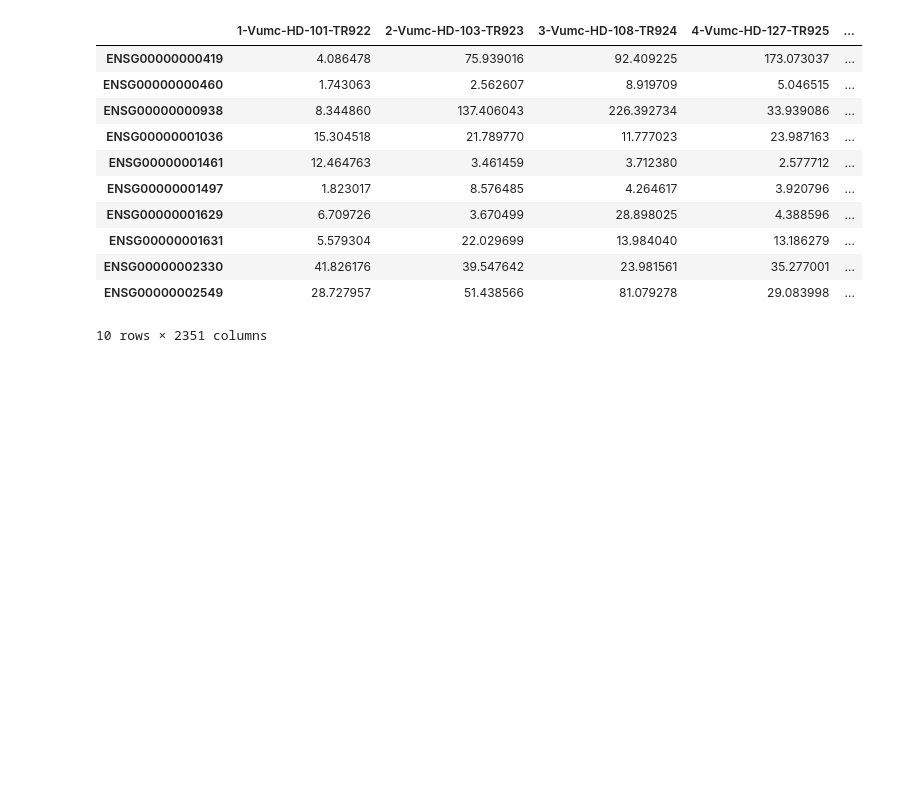
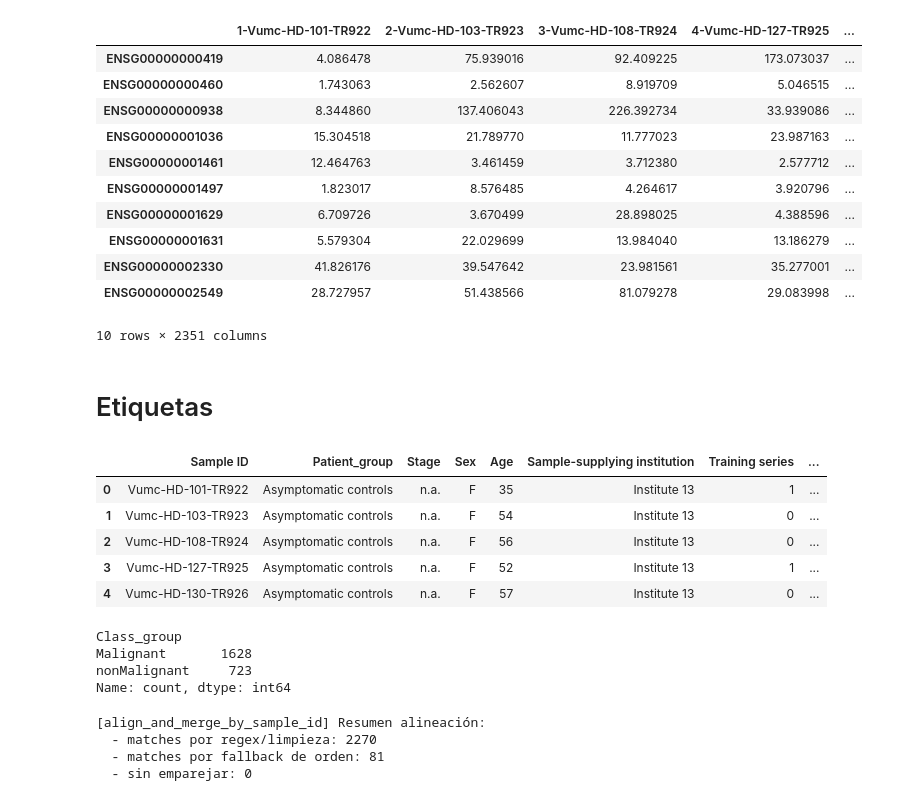
Before and after one commit to MisterMito/TFM, a Jupyter notebook: notebooks/1.0-ssic-platelet-rna-qc-and-tpm.ipynb, the cells around one changed output. Saved outputs shown, nothing was run; the diff lists cells and outputs as text; code cells hidden in the pictures; blank space fills up the shorter version.

Commit message:
Feat: Añadir datos de los pacientes a los datos genéticos

```diff
--- a/notebooks/1.0-ssic-platelet-rna-qc-and-tpm.ipynb
+++ b/notebooks/1.0-ssic-platelet-rna-qc-and-tpm.ipynb
@@ -8 +9,13 @@ from genomics_dl.utils import compute_tpm
+# %%
+# Ruta de las trascripciones de los genes, booleano true si los genes están las filas en los datos de origen
+rdata_path, genes_axis_row = Path("../data/raw/GSE183635_TEP_Count_Matrix.RData"), True
+# Longitud de las trascripciones de los genes
+gene_lengths_path = Path("../data/interim/gene_lengths_gencode_v19_grch37.csv")
+# Metadata de las transcripciones de los genes
+META_PATH = Path("../data/raw/mmc3.xlsx")
+
+if genes_axis_row:
+    gene_axis = 0
+else:
+    gene_axis = 1
 # %%
@@ -165,3 +171,5 @@ Shape TPM: (5440, 2351)
 | ENSG00000002330 | 41.826176 | 39.547642 | 23.981561 | 35.277001 | ... |
 | ENSG00000002549 | 28.727957 | 51.438566 | 81.079278 | 29.083998 | ... |
 10 rows × 2351 columns
+# %% [markdown]
+# Etiquetas
@@ -167,0 +208,54 @@ Shape TPM: (5440, 2351)
+# %%
+thromboseq_spec = MetadataSpec(
+    path=META_PATH,
+    file_type="excel",
+    sheet_name=0,
+    header=2,
+    sample_id_col="Sample ID",
+    group_col="Group",
+    stage_col="Stage",
+    sex_col="Sex",
+    age_col="Age",
+    score_cols=["classificationScoreCancer"],
+    decimal_comma_cols=["classificationScoreCancer"],
+    group_to_class_map=map_groups_diseases,
+    default_class_label=None,
+)
+
+df_meta_raw = load_metadata(thromboseq_spec)
+df_meta = add_class_labels(df_meta_raw, thromboseq_spec)
+# %%
+df_meta.head()
+# %% [output]
+|  | Sample ID | Patient_group | Stage | Sex | Age | Sample-supplying institution | Training series | ... |
+| 0 | Vumc-HD-101-TR922 | Asymptomatic controls | n.a. | F | 35 | Institute 13 | 1 | ... |
+| 1 | Vumc-HD-103-TR923 | Asymptomatic controls | n.a. | F | 54 | Institute 13 | 0 | ... |
+| 2 | Vumc-HD-108-TR924 | Asymptomatic controls | n.a. | F | 56 | Institute 13 | 0 | ... |
+| 3 | Vumc-HD-127-TR925 | Asymptomatic controls | n.a. | F | 52 | Institute 13 | 1 | ... |
+| 4 | Vumc-HD-130-TR926 | Asymptomatic controls | n.a. | F | 57 | Institute 13 | 0 | ... |
+# %%
+print(df_meta["Class_group"].value_counts())
+# %% [output]
+Class_group
+Malignant       1628
+nonMalignant     723
+Name: count, dtype: int64
+# %%
+if genes_axis_row:
+    tpm_df = tpm.T
+else:
+    tpm_df = tpm
+
+df_merged = align_and_merge_by_sample_id(
+    expr_df=tpm_df,
+    meta_df=df_meta,
+    meta_sample_id_col=thromboseq_spec.sample_id_col,
+    sample_id_index_regex=r"^\d+-(.+)$",
+    assume_same_order_fallback=True,
+    how="inner"
+)
+# %% [output]
+[align_and_merge_by_sample_id] Resumen alineación:
+  - matches por regex/limpieza: 2270
+  - matches por fallback de orden: 81
+  - sin emparejar: 0
```
Also changed, not shown: parts of 4 cells of this notebook, 1 other file.
